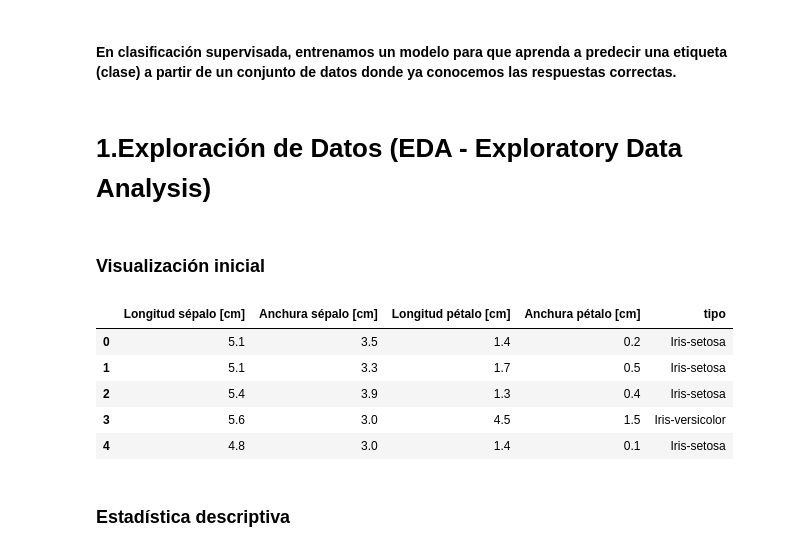
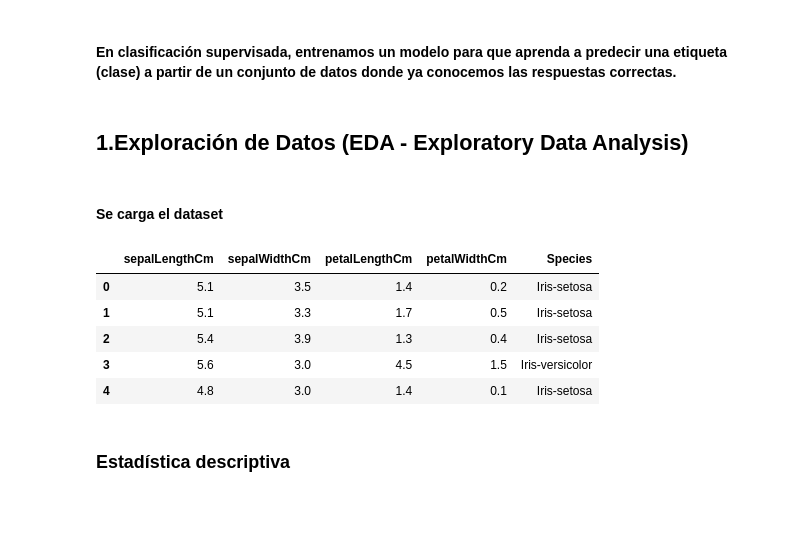
Before and after one commit to crisrey211/kopuru-iris-aprendizaje-superviasdo, a Jupyter notebook: notebooks/iris.ipynb, the cells around one changed output. Drawn from its saved outputs; the diff is of its cells as text; code cells hidden in the pictures; blank space fills up the shorter version.

```diff
--- a/iris.ipynb
+++ b/notebooks/iris.ipynb
@@ -6,19 +1,25 @@ import matplotlib.pyplot as plt
 # %% [markdown]
 #### En clasificación supervisada, entrenamos un modelo para que aprenda a predecir una etiqueta (clase) a partir de un conjunto de datos donde ya conocemos las respuestas correctas.
 # %% [markdown]
-# 1.Exploración de Datos (EDA - Exploratory Data Analysis)
+## 1.Exploración de Datos (EDA - Exploratory Data Analysis)
-# %% [markdown]
-### Visualización inicial
-# %%
-columnas = ['Longitud sépalo [cm]','Anchura sépalo [cm]','Longitud pétalo [cm]','Anchura pétalo [cm]','tipo']
-df = pd.read_csv("./iris_train.csv", header=None, names=columnas)
-df.head(5)
-# %% [output]
-|  | Longitud sépalo [cm] | Anchura sépalo [cm] | Longitud pétalo [cm] | Anchura pétalo [cm] | tipo |
-| 0 | 5.1 | 3.5 | 1.4 | 0.2 | Iris-setosa |
-| 1 | 5.1 | 3.3 | 1.7 | 0.5 | Iris-setosa |
-| 2 | 5.4 | 3.9 | 1.3 | 0.4 | Iris-setosa |
-| 3 | 5.6 | 3.0 | 4.5 | 1.5 | Iris-versicolor |
-| 4 | 4.8 | 3.0 | 1.4 | 0.1 | Iris-setosa |
+# %% [markdown]
+#### Se carga el dataset
+# %%
+import pandas as pd
+import matplotlib.pyplot as plt
+from sklearn.metrics import confusion_matrix, ConfusionMatrixDisplay, classification_report
+import matplotlib.pyplot as plt
+import seaborn as sns
+
+columnas = ['sepalLengthCm','sepalWidthCm','petalLengthCm','petalWidthCm','Species']
+df = pd.read_csv("../data/iris_train.csv", header=None, names=columnas)
+df.head(5)
+# %% [output]
+|  | sepalLengthCm | sepalWidthCm | petalLengthCm | petalWidthCm | Species |
+| 0 | 5.1 | 3.5 | 1.4 | 0.2 | Iris-setosa |
+| 1 | 5.1 | 3.3 | 1.7 | 0.5 | Iris-setosa |
+| 2 | 5.4 | 3.9 | 1.3 | 0.4 | Iris-setosa |
+| 3 | 5.6 | 3.0 | 4.5 | 1.5 | Iris-versicolor |
+| 4 | 4.8 | 3.0 | 1.4 | 0.1 | Iris-setosa |
 # %% [markdown]
 ### Estadística descriptiva
```
Also changed, not shown: parts of 8 cells of this notebook, 5 other files.
